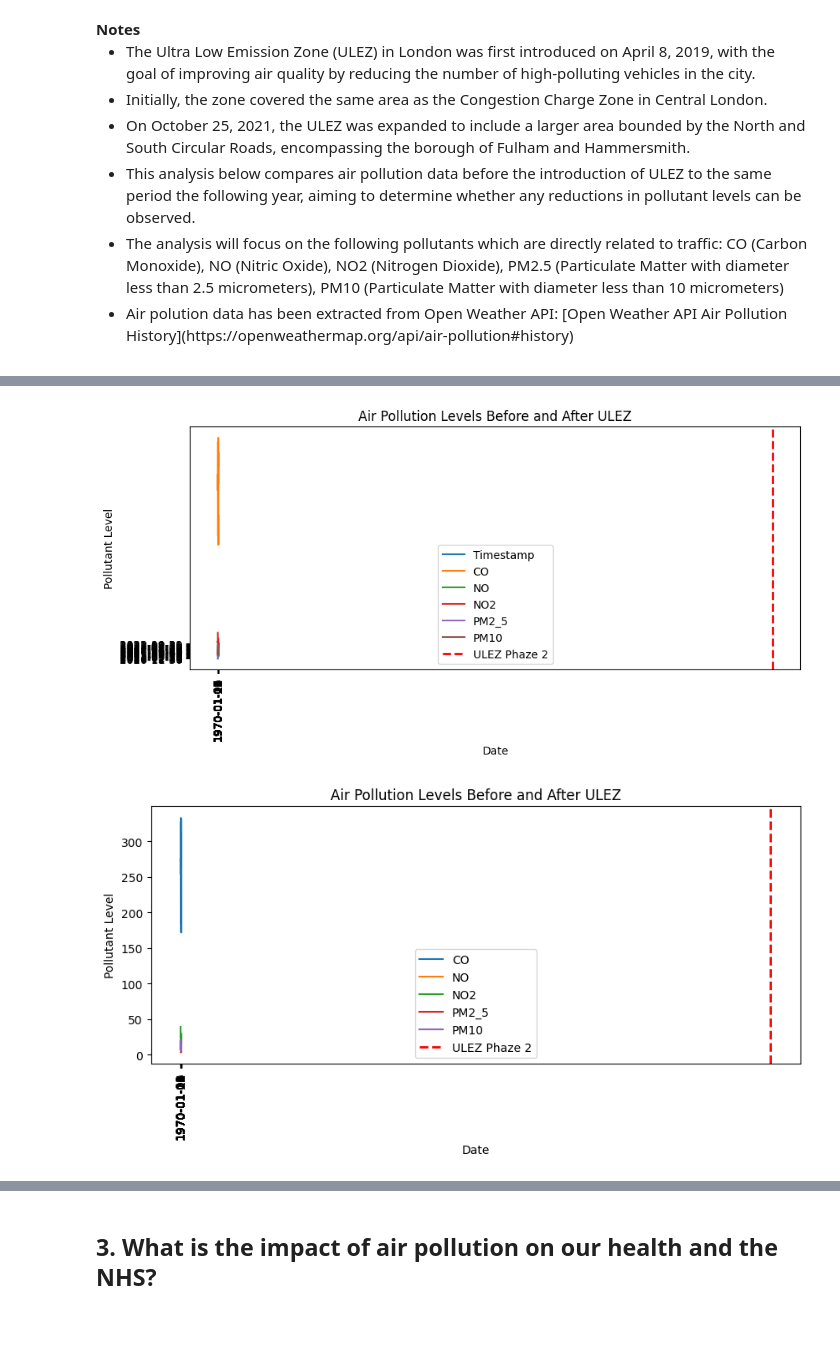
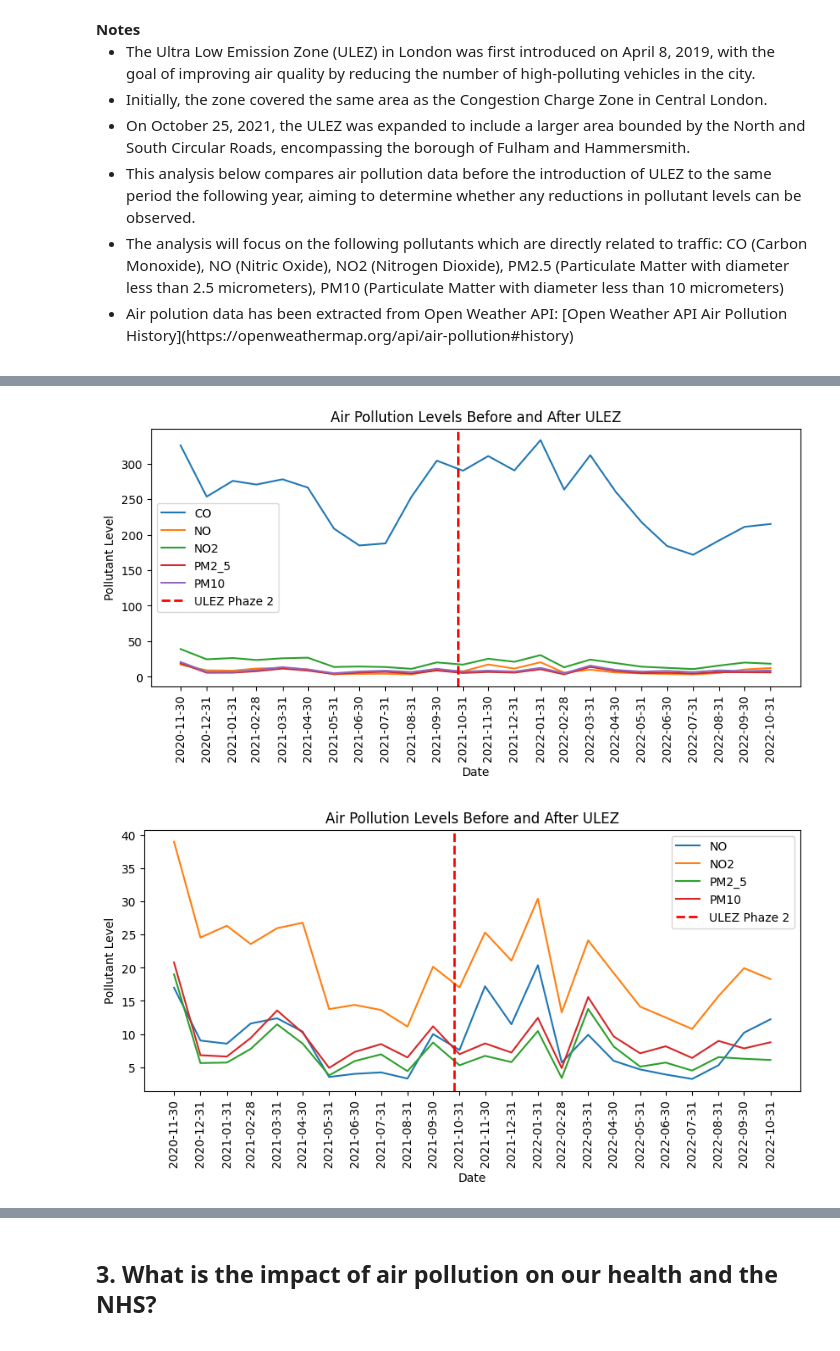
Before and after one commit to Frannerz/air_pollution_analysis, a Jupyter notebook: air_pollution_hammersmith.ipynb, the cells around one changed output, grey strips where cells are left out. Drawn from its saved outputs; the diff is of its cells as text; code cells hidden in the pictures.

```diff
--- a/air_pollution_hammersmith.ipynb
+++ b/air_pollution_hammersmith.ipynb
@@ -1796,32 +1803,33 @@ monthly_data.head()
-# %%
-#Plotting the data (monthly average)
-
-event_date = '2021-10-25' #ULEZ introduction in Hammersmith
-event_date = pd.to_datetime(event_date)
-
-plt.figure(1, figsize=(10, 4))
-for pollutant in monthly_data.columns:
-    plt.plot(monthly_data.index, monthly_data[pollutant], label=pollutant)
-#Adding a broken vertical line to mark the event
-plt.axvline(x=event_date, color='red', linestyle='--', linewidth=2, label='ULEZ Phaze 2')
-plt.xlabel('Date')
-plt.ylabel('Pollutant Level')
-plt.title('Air Pollution Levels Before and After ULEZ')
-plt.xticks(monthly_data.index, rotation=90)
-plt.legend()
-plt.show()
-
-#Plotting same data but without CO for better visibility of other pollutants levels' fluctuations
-plt.figure(2, figsize=(10, 4))
-for pollutant in monthly_data.columns[1:]:
-    plt.plot(monthly_data.index, monthly_data[pollutant], label=pollutant)
-plt.axvline(x=event_date, color='red', linestyle='--', linewidth=2, label='ULEZ Phaze 2')
-plt.xlabel('Date')
-plt.ylabel('Pollutant Level')
-plt.title('Air Pollution Levels Before and After ULEZ')
-plt.xticks(monthly_data.index, rotation=90)
-plt.legend()
-plt.show()
-# %% [output]
-[figure, removed]
-[figure, removed]
+# %%
+#Plotting the data (monthly average)
+
+event_date = '2021-10-25' # ULEZ introduction in Hammersmith
+event_date_str = pd.to_datetime(event_date)
+monthly_data.index = pd.to_datetime(monthly_data.index)
+
+plt.figure(1, figsize=(10, 4))
+for pollutant in monthly_data.columns:
+    plt.plot(monthly_data.index, monthly_data[pollutant], label=pollutant)
+#Adding a broken vertical line to mark the event
+plt.axvline(x=event_date_str, color='red', linestyle='--', linewidth=2, label='ULEZ Phaze 2')
+plt.xlabel('Date')
+plt.ylabel('Pollutant Level')
+plt.title('Air Pollution Levels Before and After ULEZ')
+plt.xticks(monthly_data.index, rotation=90)
+plt.legend()
+plt.show()
+
+#Plotting same data but without CO for better visibility of other pollutants levels' fluctuations
+plt.figure(2, figsize=(10, 4))
+for pollutant in monthly_data.columns[1:]:
+    plt.plot(monthly_data.index, monthly_data[pollutant], label=pollutant)
+plt.axvline(x=event_date_str, color='red', linestyle='--', linewidth=2, label='ULEZ Phaze 2')
+plt.xlabel('Date')
+plt.ylabel('Pollutant Level')
+plt.title('Air Pollution Levels Before and After ULEZ')
+plt.xticks(monthly_data.index, rotation=90)
+plt.legend()
+plt.show()
+# %% [output]
+[figure, added]
+[figure, added]
```
Also changed, not shown: parts of 17 cells of this notebook, 2 other files.
